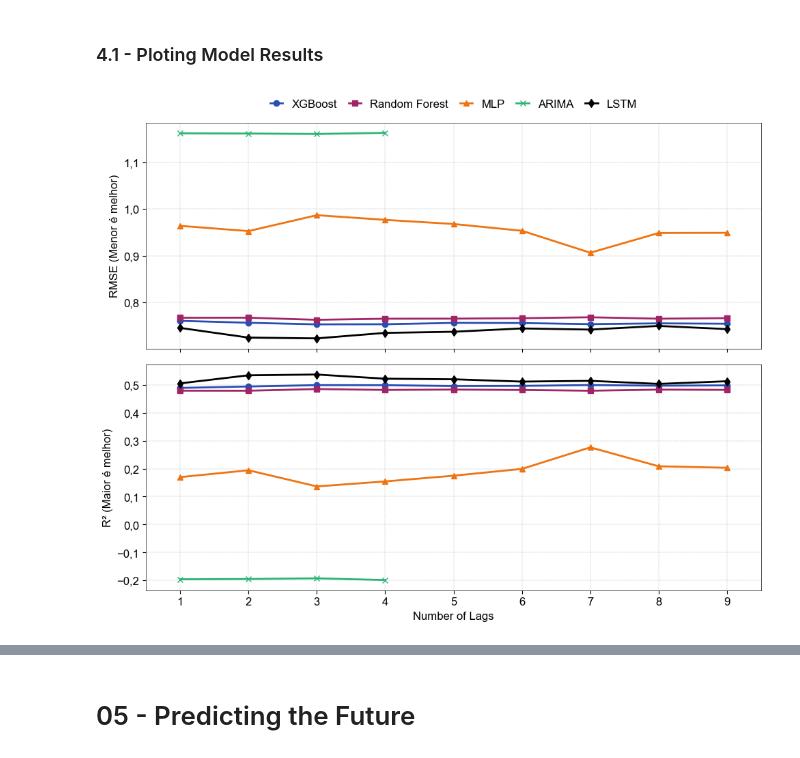
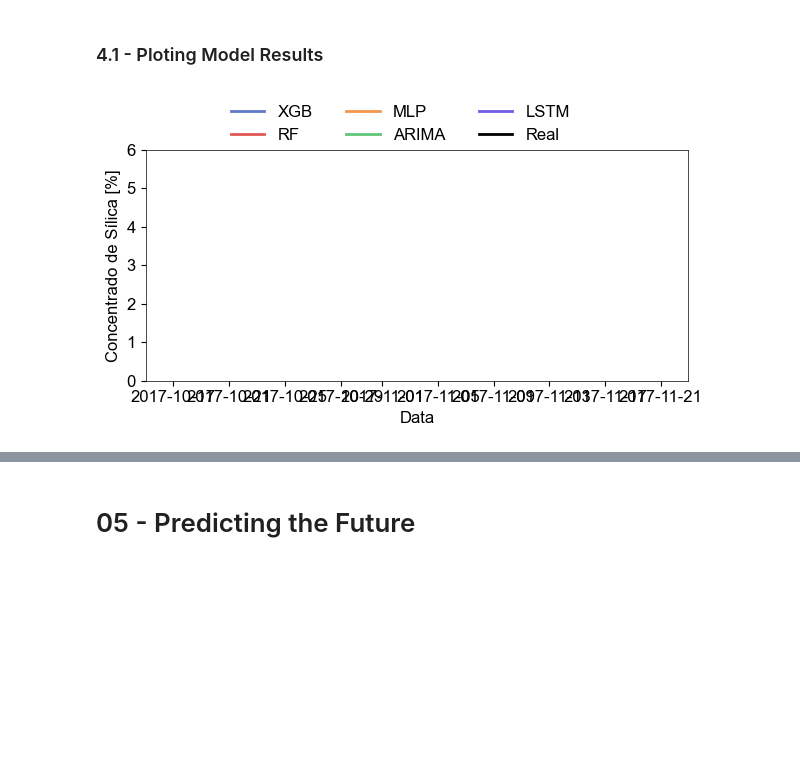
Before and after one commit to PauloCasmal/data-mining-study, a Jupyter notebook: Comparing-Models.ipynb, the cells around one changed output, grey strips where cells are left out. Saved outputs shown, nothing was run; the diff lists cells and outputs as text; code cells hidden in the pictures; blank space fills up the shorter version.

```diff
--- a/Comparing-Models.ipynb
+++ b/Comparing-Models.ipynb
@@ -210,6 +207,12 @@ Index(['Silica_Concentrate', 'lag-1', 'lag-2', 'lag-3', 'lag-4', 'lag-5',
 # %%
 target = 'Silica_Concentrate'
 lags_to_test = range(1, 10)
+# %%
+fig_res, ax_res = plt.subplots(figsize=(7, 3))
+fig_res_2, ax_res_2 = plt.subplots(1, 2, figsize=(7, 3))
+
+plt.close(fig_res)
+plt.close(fig_res_2)
 # %% [markdown]
 ### 3.1 - XGBoost
 # %%
@@ -1119,58 +649,2 @@ metrics_df_rmse.T
 # %% [markdown]
 ### 4.1 - Ploting Model Results
-# %%
-import matplotlib.pyplot as plt
-import numpy as np
-
-# Define o 'lags' genérico baseado no XGBoost (que tem mais pontos) para configurar o eixo
-lags_general = lags_xgb
-
-fig_all_models_lags, ax = plt.subplots(2, 1, figsize=(10, 8), sharex=True)
-
-# --- PLOT RMSE (TOP) ---
-# Note que cada modelo usa SEU PRÓPRIO eixo X (lags_xgb, lags_rf, etc)
-# Isso evita o erro de dimensões diferentes.
-
-ax[0].plot(lags_xgb, rmse_list_xgb, label='XGBoost', c='#294EB3', marker='o')
-ax[0].plot(lags_rf, rmse_list_rf, label='Random Forest', c='#A02567', marker='s')
-ax[0].plot(lags_mlp, rmse_list_mlp, label='MLP', c="#EF7310", marker='^')
-
-# --- CORREÇÃO AQUI ---
-# Usamos 'lags_arima' no eixo X, pois ele tem tamanho (4,) igual ao rmse_list_arima
-ax[0].plot(lags_arima, rmse_list_arima, label='ARIMA', c='#2BB473', marker='x')
-
-ax[0].plot(lags_lstm, rmse_list_lstm, label='LSTM', c="k", marker='d')
-
-# --- PLOT R² (BOTTOM) ---
-ax[1].plot(lags_xgb, r2_list_xgb, label='XGBoost', c='#294EB3', marker='o')
-ax[1].plot(lags_rf, r2_list_rf, label='Random Forest', c='#A02567', marker='s')
-ax[1].plot(lags_mlp, r2_list_mlp, label='MLP', c='#EF7310', marker='^')
-
-# --- CORREÇÃO AQUI TAMBÉM ---
-ax[1].plot(lags_arima, r2_list_arima, label='ARIMA', c='#2BB473', marker='x')
-
-ax[1].plot(lags_lstm, r2_list_lstm, label='LSTM', c='k', marker='d')
-
-# --- Estilização ---
-ax[0].set_ylabel('RMSE (Menor é melhor)', fontsize=12)
-ax[1].set_ylabel('R² (Maior é melhor)', fontsize=12)
-ax[1].set_xlabel('Number of Lags', fontsize=12)
-
-ax[0].legend(ncol=5,
-             loc='upper center',
-             bbox_to_anchor=(0.5, 1.15),
-             handlelength=1.1,
-             columnspacing=1,
-             frameon=False)
-
-# Ajuste do eixo X visual
-ax[1].set_xticks(lags_general)
-ax[1].set_xlim(min(lags_general) - 0.5, max(lags_general) + 0.5)
-
-ax[0].grid(lw=0.3, linestyle='--')
-ax[1].grid(lw=0.3, linestyle='--')
-
-plt.tight_layout()
-plt.show()
-# %% [output]
-[figure, removed]
@@ -1196,0 +651,12 @@ plt.show()
+# %%
+ax_res.set_yticks(range(0, 7, 1))
+ax_res.legend(ncol=3, loc='upper left', bbox_to_anchor=(0.13, 1.26), frameon=False)
+
+ax_res.set_ylabel('Concentrado de Sílica [%]')
+ax_res.set_xlabel('Data')
+
+# ax_res.set_xlim(pd.to_datetime('2017-10-15 00:00:00'), pd.to_datetime('2017-11-22 23:00:00'))
+
+display(fig_res)
+# %% [output]
+[figure, added]
```
Also changed, not shown: parts of 35 cells of this notebook.
